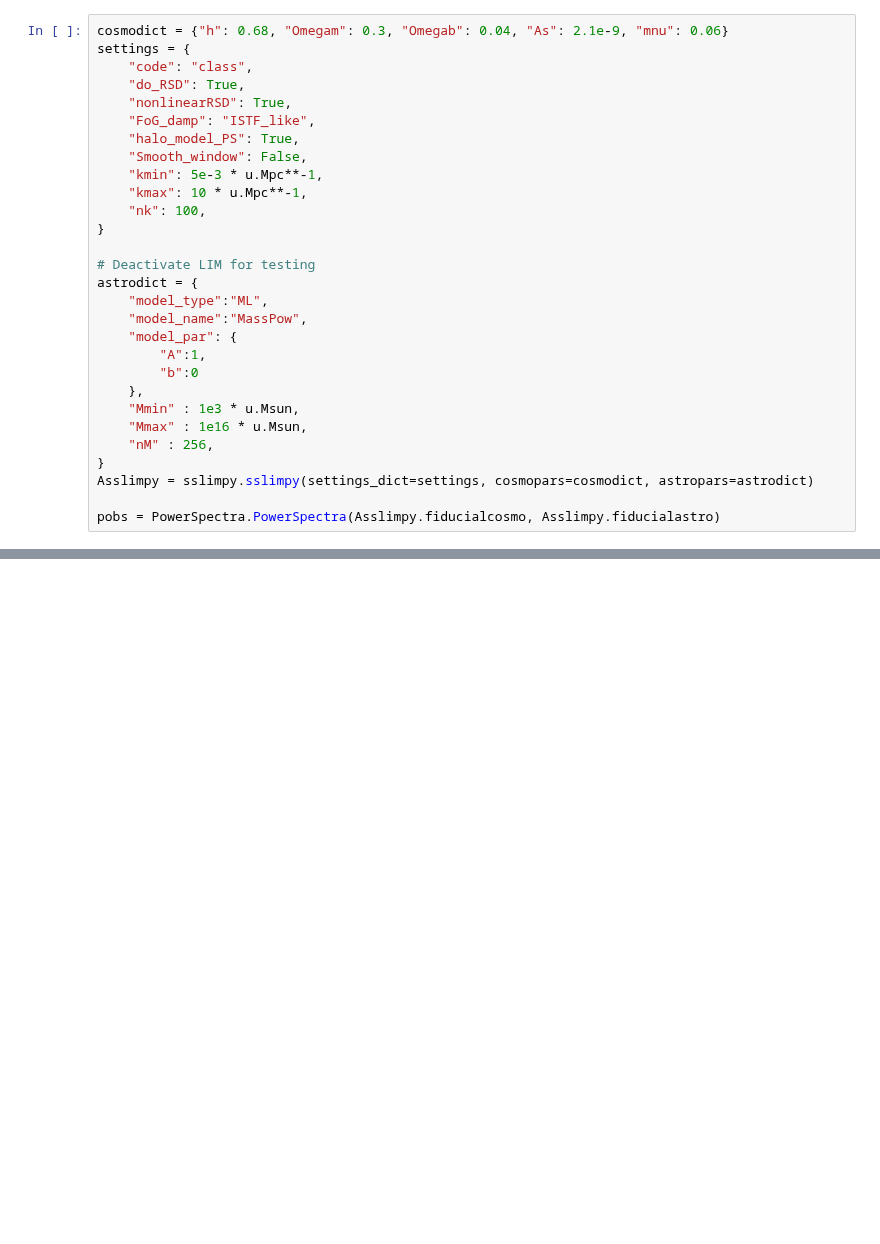
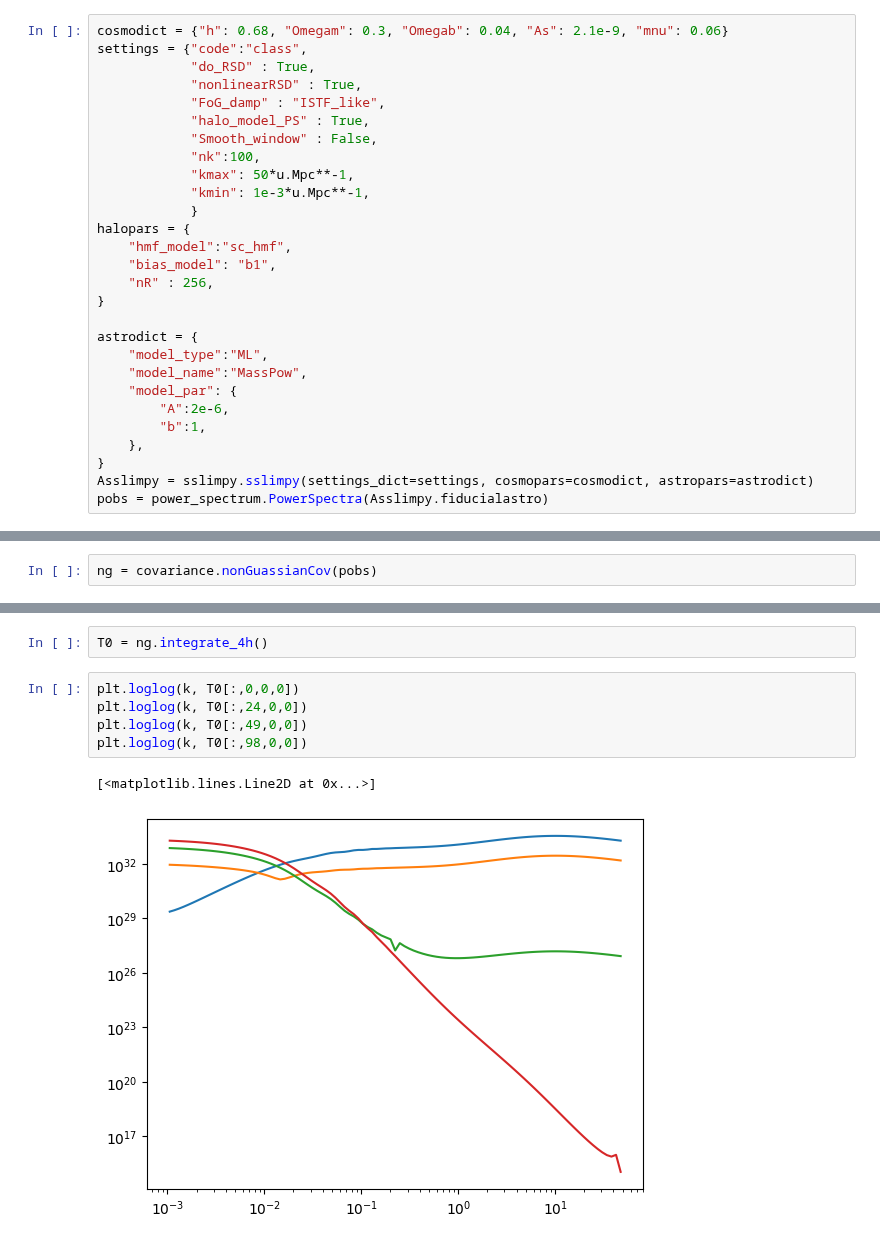
Before and after one commit to Sefa76/SSLimPy, a Jupyter notebook: higherorder.ipynb, the cells around one changed output, grey strips where cells are left out. Drawn from its saved outputs; the diff is of its cells as text; blank space fills up the shorter version.

```diff
--- a/higherorder.ipynb
+++ b/higherorder.ipynb
@@ -21,29 +27,28 @@ print("The value of {:s} is: ".format(envkey), os.environ.get(envkey))
 # %%
 cosmodict = {"h": 0.68, "Omegam": 0.3, "Omegab": 0.04, "As": 2.1e-9, "mnu": 0.06}
-settings = {
-    "code": "class",
-    "do_RSD": True,
-    "nonlinearRSD": True,
-    "FoG_damp": "ISTF_like",
-    "halo_model_PS": True,
-    "Smooth_window": False,
-    "kmin": 5e-3 * u.Mpc**-1,
-    "kmax": 10 * u.Mpc**-1,
-    "nk": 100,
+settings = {"code":"class",
+            "do_RSD" : True,
+            "nonlinearRSD" : True,
+            "FoG_damp" : "ISTF_like",
+            "halo_model_PS" : True,
+            "Smooth_window" : False,
+            "nk":100,
+            "kmax": 50*u.Mpc**-1,
+            "kmin": 1e-3*u.Mpc**-1,
+            }
+halopars = {
+    "hmf_model":"sc_hmf",
+    "bias_model": "b1",
+    "nR" : 256,
 }
 
-# Deactivate LIM for testing
 astrodict = {
     "model_type":"ML",
     "model_name":"MassPow",
     "model_par": {
-        "A":1,
-        "b":0
+        "A":2e-6,
+        "b":1,
     },
-    "Mmin" : 1e3 * u.Msun,
-    "Mmax" : 1e16 * u.Msun,
-    "nM" : 256,
 }
 Asslimpy = sslimpy.sslimpy(settings_dict=settings, cosmopars=cosmodict, astropars=astrodict)
-
-pobs = PowerSpectra.PowerSpectra(Asslimpy.fiducialcosmo, Asslimpy.fiducialastro)
+pobs = power_spectrum.PowerSpectra(Asslimpy.fiducialastro)
@@ -49,0 +65,2 @@ pobs = PowerSpectra.PowerSpectra(Asslimpy.fiducialcosmo, Asslimpy.fiducialastro)
+# %%
+ng = covariance.nonGuassianCov(pobs)
@@ -50,2 +106,12 @@ pobs = PowerSpectra.PowerSpectra(Asslimpy.fiducialcosmo, Asslimpy.fiducialastro)
+# %%
+T0 = ng.integrate_4h()
+# %%
+plt.loglog(k, T0[:,0,0,0])
+plt.loglog(k, T0[:,24,0,0])
+plt.loglog(k, T0[:,49,0,0])
+plt.loglog(k, T0[:,98,0,0])
+# %% [output]
+[<matplotlib.lines.Line2D at 0x...>]
+[figure, added]
 # %%
 M = pobs.astro.M
```
Also changed, not shown: parts of 24 cells of this notebook, 4 other files.
